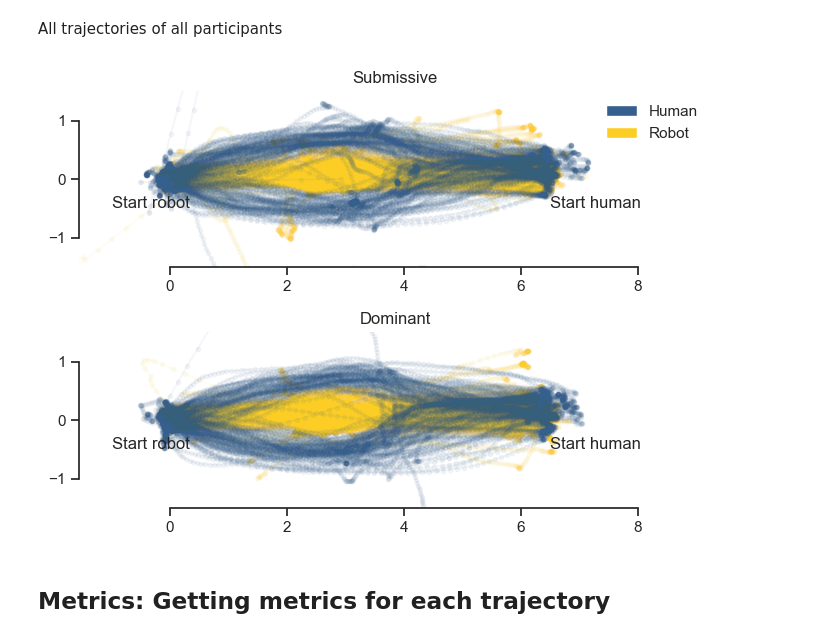
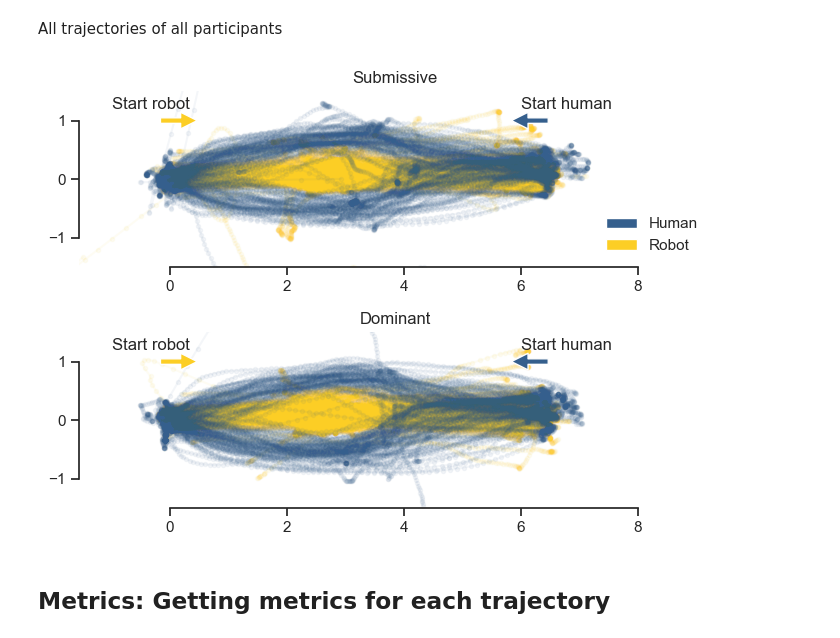
Before and after one commit to tud-hri/Spot-DataAnalysis, a Jupyter notebook: trajectory_analysis.ipynb, the cells around one changed output. Drawn from its saved outputs; the diff is of its cells as text; code cells hidden in the pictures.

Commit message:
Figures updated, analysis notebooks cleaned

```diff
--- a/trajectory_analysis.ipynb
+++ b/trajectory_analysis.ipynb
@@ -144,34 +144,35 @@ All trajectories of all participants
 # %%
 fig, axes = plt.subplots(2, 1, figsize=(7,5))
 
 starting_points = head_on_dynamics.groupby(["Participant", "trial"]).first().iloc[:,1:5].mean()
 
 for ax, appearance in zip(axes, head_on_dynamics.Appearance.unique()):
     for traj_name, traj in head_on_dynamics[head_on_dynamics.Appearance==appearance].groupby(["Participant", "trial"]):
         ax.plot(traj.x_human, traj.z_human, color=human_color, marker=".", alpha=0.05, zorder=2)
         ax.plot(traj.x_spot, traj.z_spot, color=robot_color, marker=".", alpha=0.05, zorder=1)
     ax.axis("equal")
     ax.set_xlim([0.5, 7.2])
     ax.set_ylim([-1.5, 1.5])
 
-    # ax.plot(starting_points.x_human, starting_points.z_human, ls="", marker="o", ms=10, color="k", zorder=300)
-    ax.annotate(text="Start human", xy=(6.5, -0.5), xytext=(6.5, -0.5), textcoords="data", xycoords="data", zorder=3)
+    ax.annotate(text="Start human", xy=(6.0, 1.2), xytext=(6.0, 1.2), textcoords="data", xycoords="data", zorder=3)
+    ax.annotate(text=None, xy=(5.8, 1), xytext=(6.5, 1), arrowprops=dict(facecolor=human_color, shrink=0.05),)
 
-    # ax.plot(starting_points.x_spot, starting_points.z_spot, ls="", marker="s", ms=10, color="k", zorder=3)
-    ax.annotate(text="Start robot", xy=(-0.5, -0.5), xytext=(-1, -0.5), textcoords="data", xycoords="data", zorder=3)
+    ax.annotate(text="Start robot", xy=(-0.5, 1.2), xytext=(-1, 1.2), textcoords="data", xycoords="data", zorder=3)
+    ax.annotate(text=None, xy=(0.5, 1), xytext=(-0.2, 1), arrowprops=dict(facecolor=robot_color, shrink=0.05),)
+
 
     ax.set_title(appearance)
 
     if appearance=="Submissive":
         legend_elements = [mpl_patches.Patch(facecolor=human_color, label="Human"),
                            mpl_patches.Patch(facecolor=robot_color, label="Robot")]
-        ax.legend(handles=legend_elements, frameon=False, loc="upper right")
+        ax.legend(handles=legend_elements, frameon=False, loc="lower right")
 
 plt.tight_layout()
 sns.despine(trim=True)
-plt.savefig("output/head_on_trajectories.png", bbox_inches="tight")
+plt.savefig("output/head_on_trajectories.png", bbox_inches="tight", dpi=300)
 # %% [output]
-[figure, old version]
+[figure, new version]
 # %% [markdown]
 ## Metrics: Getting metrics for each trajectory
 # %%
```
Also changed, not shown: parts of 3 cells of this notebook, 1 other file.
